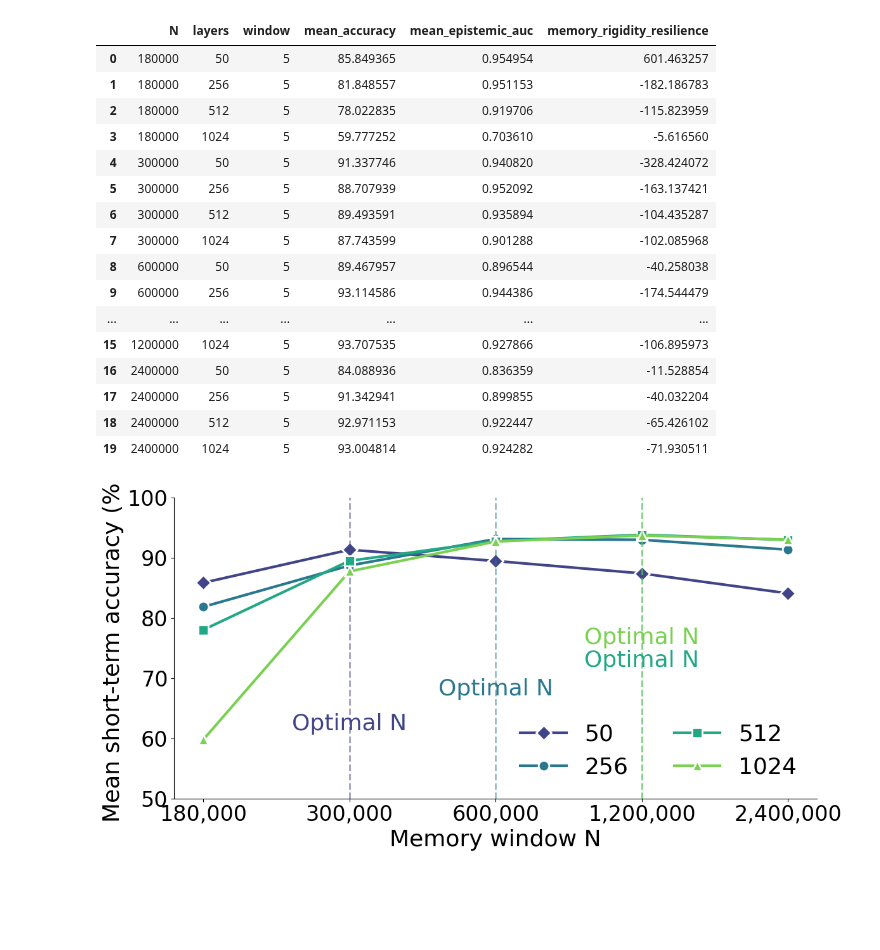
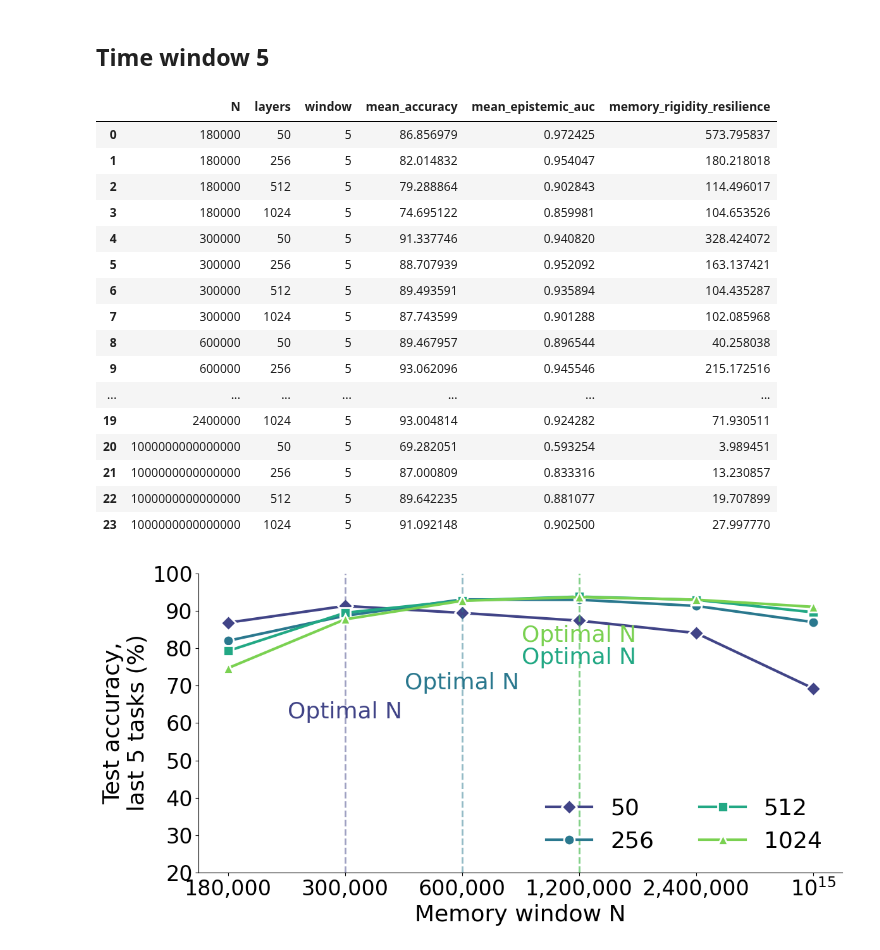
Before and after one commit to kellian-cottart/mesu-pmnist, a Jupyter notebook: figure-pmnist-N-study.ipynb, the cells around one changed output. Saved outputs shown, nothing was run; the diff lists cells and outputs as text; code cells hidden in the pictures; blank space fills up the shorter version.

```diff
--- a/figure-pmnist-N-study.ipynb
+++ b/figure-pmnist-N-study.ipynb
@@ -74,10 +88,13 @@ for idx, row in df.iterrows():
     full_accuracies = []
     full_epistemic_auc = []
     full_aleatoric_auc = []
+    full_weights_l1 = []
+    full_weights_l3 = []
     for it in range(n_iterations):
         current_it_path = os.path.join(path, f"config{it}")
         accuracy_path = os.path.join(current_it_path, "accuracy")
         uncertainty_path = os.path.join(current_it_path, "uncertainty")
+        weights_path = os.path.join(current_it_path, "weights")
         accuracies = []
         epistemic_auc = []
         aleatoric_auc = []
@@ -87,18 +104,29 @@ for idx, row in df.iterrows():
                 accuracies.append(jnp.load(os.path.join(accuracy_path, suffix)))
                 epistemic_auc.append(jnp.load(os.path.join(uncertainty_path, f"roc-auc-epistemic-{suffix}")))
                 aleatoric_auc.append(jnp.load(os.path.join(uncertainty_path, f"roc-auc-aleatoric-{suffix}")))
+        if not os.path.exists(os.path.join(weights_path, f"layer=1-{suffix}")) or not os.path.exists(os.path.join(weights_path, f"layer=3-{suffix}")):
+            print(f"Missing weights for {current_it_path}, skipping...")
+            layer_1 = jnp.zeros(1)
+            layer_3 = jnp.zeros(1)
+        else:
+            layer_1 = jnp.load(os.path.join(weights_path, f"layer=1-{suffix}")).flatten()
+            layer_3 = jnp.load(os.path.join(weights_path, f"layer=3-{suffix}")).flatten()
         full_accuracies.append(jnp.array(accuracies))
         full_epistemic_auc.append(jnp.array(epistemic_auc))
         full_aleatoric_auc.append(jnp.array(aleatoric_auc))
+        full_weights_l1.append(jnp.array(layer_1))
+        full_weights_l3.append(jnp.array(layer_3))
     full_accuracies = jnp.array(full_accuracies)
     full_epistemic_auc = jnp.array(full_epistemic_auc)
     full_aleatoric_auc = jnp.array(full_aleatoric_auc)
+    full_weights_l1 = jnp.array(full_weights_l1)
+    full_weights_l3 = jnp.array(full_weights_l3)
     accuracy_array = jnp.mean(full_accuracies, 0)[-1]
     epistemic_auc_array = jnp.mean(full_epistemic_auc, 0)
     aleatoric_auc_array = jnp.mean(full_aleatoric_auc, 0)
     first_accuracy = jnp.mean(full_accuracies, 0)[0]
     accuracy_std = jnp.std(full_accuracies, 0)[-1]
-    data.append((accuracy_array, epistemic_auc_array, aleatoric_auc_array, first_accuracy, accuracy_std))
+    data.append((accuracy_array, epistemic_auc_array, aleatoric_auc_array, first_accuracy, accuracy_std, full_weights_l1, full_weights_l3))
 
 # Add new columns to df
 df["accuracies"] = [d[0] for d in data]
@@ -106,4 +134,6 @@ df["epistemic_auc"] = [d[1] for d in data]
 df["aleatoric_auc"] = [d[2] for d in data]
 df["first_accuracies"] = [d[3] for d in data]
 df["accuracy_std"] = [d[4] for d in data]
+df["weights_l1"] = [d[5] for d in data]
+df["weights_l3"] = [d[6] for d in data]
 df = df.sort_values(by=["N", "layers"])
@@ -110,3 +208,5 @@ df = df.sort_values(by=["N", "layers"])
+# %% [markdown]
+## Time window 5
 # %%
 # Collect mean accuracies, epistemic AUC, and memory rigidity resilience
 time_windows = [5]
@@ -117,70 +217,69 @@ for window in time_windows:
         for idx, row in df_N.iterrows():
             mean_acc = row["accuracies"][-window:].mean() * 100
             mean_epistemic_auc = row["epistemic_auc"][-window:].mean()
-            memory_rigidity_resilience = 1 / (row["accuracies"][-1] - row["first_accuracies"][0])
-
+            memory_rigidity_resilience = 1 / jnp.abs((row["accuracies"][-1] - row["first_accuracies"][0]))
             rows.append({
                 "N": int(N),
                 "layers": str(row["layers"]),
                 "window": int(window),
                 "mean_accuracy": float(mean_acc),
                 "mean_epistemic_auc": float(mean_epistemic_auc),
-                "memory_rigidity_resilience": float(memory_rigidity_resilience)
+                "memory_rigidity_resilience": float(memory_rigidity_resilience),
             })
 result_df = pd.DataFrame(rows)
 result_df
 # %% [output]
 |  | N | layers | window | mean_accuracy | mean_epistemic_auc | memory_rigidity_resilience |
-| 0 | 180000 | 50 | 5 | 85.849365 | 0.954954 | 601.463257 |
-| 1 | 180000 | 256 | 5 | 81.848557 | 0.951153 | -182.186783 |
-| 2 | 180000 | 512 | 5 | 78.022835 | 0.919706 | -115.823959 |
-| 3 | 180000 | 1024 | 5 | 59.777252 | 0.703610 | -5.616560 |
-| 4 | 300000 | 50 | 5 | 91.337746 | 0.940820 | -328.424072 |
-| 5 | 300000 | 256 | 5 | 88.707939 | 0.952092 | -163.137421 |
-| 6 | 300000 | 512 | 5 | 89.493591 | 0.935894 | -104.435287 |
-| 7 | 300000 | 1024 | 5 | 87.743599 | 0.901288 | -102.085968 |
-| 8 | 600000 | 50 | 5 | 89.467957 | 0.896544 | -40.258038 |
-| 9 | 600000 | 256 | 5 | 93.114586 | 0.944386 | -174.544479 |
+| 0 | 180000 | 50 | 5 | 86.856979 | 0.972425 | 573.795837 |
+| 1 | 180000 | 256 | 5 | 82.014832 | 0.954047 | 180.218018 |
+| 2 | 180000 | 512 | 5 | 79.288864 | 0.902843 | 114.496017 |
+| 3 | 180000 | 1024 | 5 | 74.695122 | 0.859981 | 104.653526 |
+| 4 | 300000 | 50 | 5 | 91.337746 | 0.940820 | 328.424072 |
+| 5 | 300000 | 256 | 5 | 88.707939 | 0.952092 | 163.137421 |
+| 6 | 300000 | 512 | 5 | 89.493591 | 0.935894 | 104.435287 |
+| 7 | 300000 | 1024 | 5 | 87.743599 | 0.901288 | 102.085968 |
+| 8 | 600000 | 50 | 5 | 89.467957 | 0.896544 | 40.258038 |
+| 9 | 600000 | 256 | 5 | 93.062096 | 0.945546 | 215.172516 |
 | ... | ... | ... | ... | ... | ... | ... |
-| 15 | 1200000 | 1024 | 5 | 93.707535 | 0.927866 | -106.895973 |
-| 16 | 2400000 | 50 | 5 | 84.088936 | 0.836359 | -11.528854 |
-| 17 | 2400000 | 256 | 5 | 91.342941 | 0.899855 | -40.032204 |
-| 18 | 2400000 | 512 | 5 | 92.971153 | 0.922447 | -65.426102 |
-| 19 | 2400000 | 1024 | 5 | 93.004814 | 0.924282 | -71.930511 |
+| 19 | 2400000 | 1024 | 5 | 93.004814 | 0.924282 | 71.930511 |
+| 20 | 1000000000000000 | 50 | 5 | 69.282051 | 0.593254 | 3.989451 |
+| 21 | 1000000000000000 | 256 | 5 | 87.000809 | 0.833316 | 13.230857 |
+| 22 | 1000000000000000 | 512 | 5 | 89.642235 | 0.881077 | 19.707899 |
+| 23 | 1000000000000000 | 1024 | 5 | 91.092148 | 0.902500 | 27.997770 |
 # %%
 plt.figure(figsize=(12, 6))
 markers = ["D", "o", "s", "^"]
 colors = sns.color_palette("viridis", len(result_df["layers"].unique()))
 for i, neurons in enumerate(result_df["layers"].unique()):
     df_N = result_df[result_df["layers"] == neurons]
     N_names = df_N["N"].astype(str).unique()
-    N_names = [ re.sub(r'(\d)(?=(\d{3})+(?!\d))', r'\1,', str(N)) for N in N_names]
+    N_names = [re.sub(r'(\d)(?=(\d{3})+(?!\d))', r'\1,', str(N)) if len(str(N)) < 10 else r"$10^{{{}}}$".format(len(str(N)) - 1) for N in N_names]
     plt.plot(N_names, df_N["mean_accuracy"], marker=markers[i], markersize=12, linewidth=3, label=f"{neurons}", color=colors[i], markeredgewidth=2, markeredgecolor="white")
     # trace a vertical line at max accuracy
 
-    df_N = df_N.sort_values(by="mean_accuracy", ascending=False)
-    max_accuracy_N = df_N["N"].iloc[0]
-    max_accuracy_N = str(re.sub(r'(\d)(?=(\d{3})+(?!\d))', r'\1,', str(max_accuracy_N)))
+    new_df_N = df_N.sort_values(by="mean_accuracy", ascending=False)
+    max_accuracy_N = new_df_N["N"].iloc[0]
+    max_accuracy_N = str(re.sub(r'(\d)(?=(\d{3})+(?!\d))', r'\1,', str(max_accuracy_N))) if len(str(max_accuracy_N)) < 10 else r"$10^{{{}}}$".format(len(str(max_accuracy_N)) - 1)
     # write text "optimal N" at the top of the line
-    plt.text(max_accuracy_N, df_N["mean_accuracy"].max() - 30 + 4*i, "Optimal N", ha='center', fontsize=FONTSIZE, color=colors[i])
+    plt.text(max_accuracy_N, new_df_N["mean_accuracy"].max() - 30 + 6*i, "Optimal N", ha='center', fontsize=FONTSIZE, color=colors[i])
     plt.axvline(x=max_accuracy_N, color=colors[i], linestyle="--", linewidth=2, alpha=0.5)
 
-plt.ylim(50, 100)
+plt.ylim(20, 100)
 plt.xlabel("Memory window N", fontsize=FONTSIZE)
-plt.ylabel(f"Mean short-term accuracy (%)", fontsize=FONTSIZE)
+plt.ylabel(f"Test accuracy,\nlast 5 tasks (%)", fontsize=FONTSIZE)
 plt.xticks(fontsize=TICKSIZE)
 plt.yticks(fontsize=TICKSIZE)
 
 
 plt.legend(fontsize=LEGENDSIZE, loc="lower right", ncol=2, frameon=False)
 # remove top and right spines
 sns.despine(top=True, right=True)
 plt.tight_layout()
 plt.savefig(os.path.join(FOLDER, f"pmnist-size-study-short-term-accuracy.svg"))
 plt.savefig(os.path.join(FOLDER, f"pmnist-size-study-short-term-accuracy.pdf"), bbox_inches='tight')
 plt.show()
 # %% [output]
-[figure, old version]
+[figure, new version]
 # %%
 plt.figure(figsize=(12, 6))
 markers = ["D", "o", "s", "h", "^", "x", "v", "p", "*", "X"]
```
Also changed, not shown: parts of 13 cells of this notebook, 25 other files.
